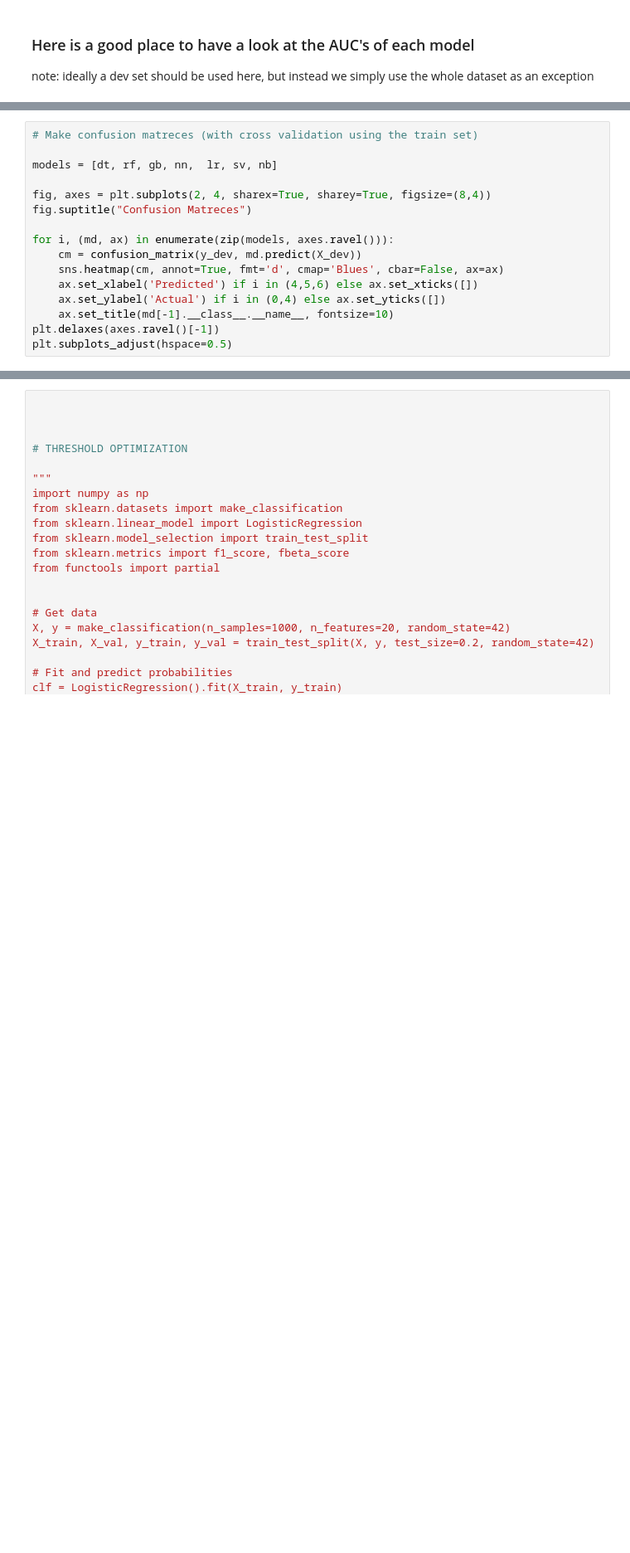
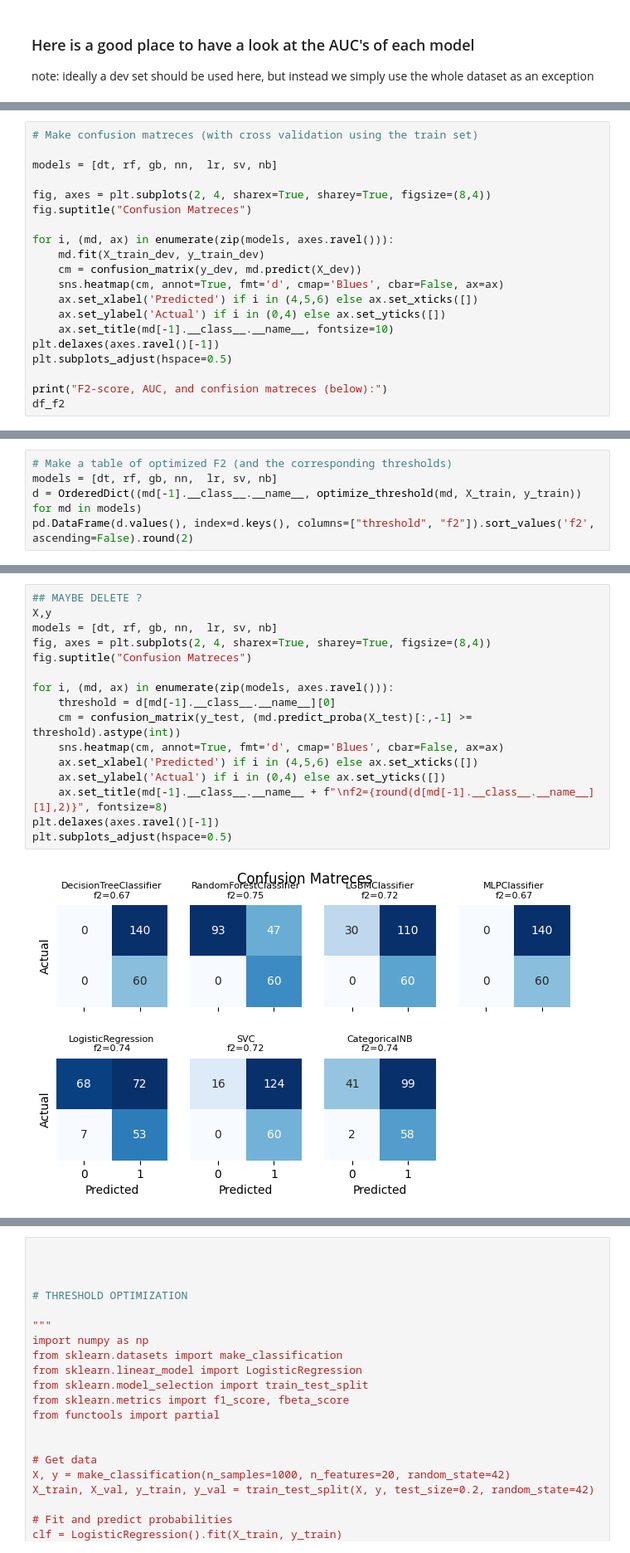
Before and after one commit to leztien/portfolio-project-classification-for-german-credit-database, a Jupyter notebook: modeling.ipynb, the cells around one changed output, grey strips where cells are left out. Shown: that part at 83% size. Drawn from its saved outputs; the diff is of its cells as text; blank space fills up the shorter version.

```diff
--- a/modeling.ipynb
+++ b/modeling.ipynb
@@ -696,6 +626,7 @@ fig, axes = plt.subplots(2, 4, sharex=True, sharey=True, figsize=(8,4))
 fig.suptitle("Confusion Matreces")
 
 for i, (md, ax) in enumerate(zip(models, axes.ravel())):
+    md.fit(X_train_dev, y_train_dev)
     cm = confusion_matrix(y_dev, md.predict(X_dev))
     sns.heatmap(cm, annot=True, fmt='d', cmap='Blues', cbar=False, ax=ax)
     ax.set_xlabel('Predicted') if i in (4,5,6) else ax.set_xticks([])
@@ -703,4 +634,7 @@ for i, (md, ax) in enumerate(zip(models, axes.ravel())):
     ax.set_title(md[-1].__class__.__name__, fontsize=10)
 plt.delaxes(axes.ravel()[-1])
 plt.subplots_adjust(hspace=0.5)
+
+print("F2-score, AUC, and confision matreces (below):")
+df_f2
 # %% [output]
@@ -707,0 +670,5 @@ plt.subplots_adjust(hspace=0.5)
+# %%
+# Make a table of optimized F2 (and the corresponding thresholds)
+models = [dt, rf, gb, nn,  lr, sv, nb]
+d = OrderedDict((md[-1].__class__.__name__, optimize_threshold(md, X_train, y_train)) for md in models)
+pd.DataFrame(d.values(), index=d.keys(), columns=["threshold", "f2"]).sort_values('f2', ascending=False).round(2)
@@ -707,0 +684,18 @@ plt.subplots_adjust(hspace=0.5)
+# %%
+## MAYBE DELETE ?
+X,y
+models = [dt, rf, gb, nn,  lr, sv, nb]
+fig, axes = plt.subplots(2, 4, sharex=True, sharey=True, figsize=(8,4))
+fig.suptitle("Confusion Matreces")
+
+for i, (md, ax) in enumerate(zip(models, axes.ravel())):
+    threshold = d[md[-1].__class__.__name__][0]
+    cm = confusion_matrix(y_test, (md.predict_proba(X_test)[:,-1] >= threshold).astype(int))
+    sns.heatmap(cm, annot=True, fmt='d', cmap='Blues', cbar=False, ax=ax)
+    ax.set_xlabel('Predicted') if i in (4,5,6) else ax.set_xticks([])
+    ax.set_ylabel('Actual') if i in (0,4) else ax.set_yticks([])
+    ax.set_title(md[-1].__class__.__name__ + f"\nf2={round(d[md[-1].__class__.__name__][1],2)}", fontsize=8)
+plt.delaxes(axes.ravel()[-1])
+plt.subplots_adjust(hspace=0.5)
+# %% [output]
+[figure, added]
```
Also changed, not shown: parts of 18 cells of this notebook, 1 other file.
